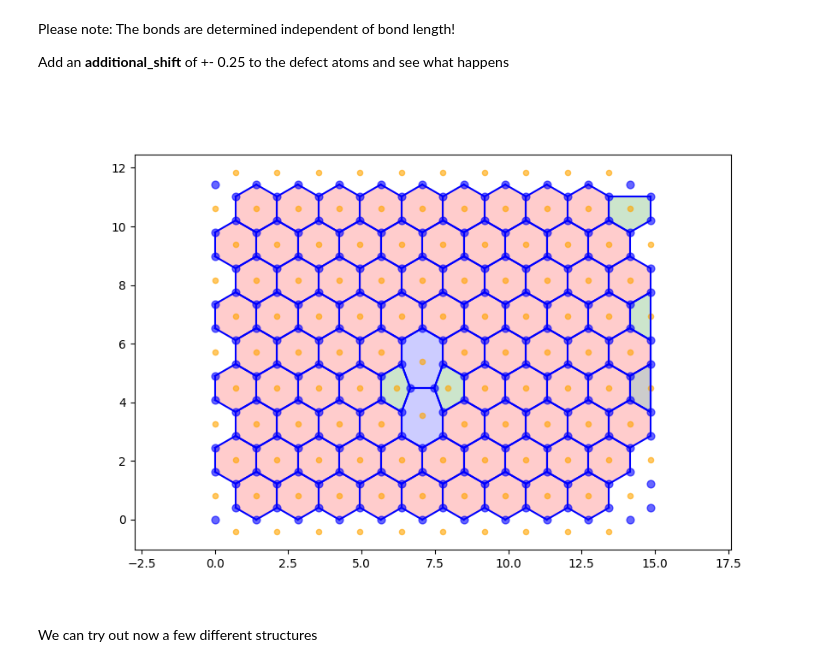
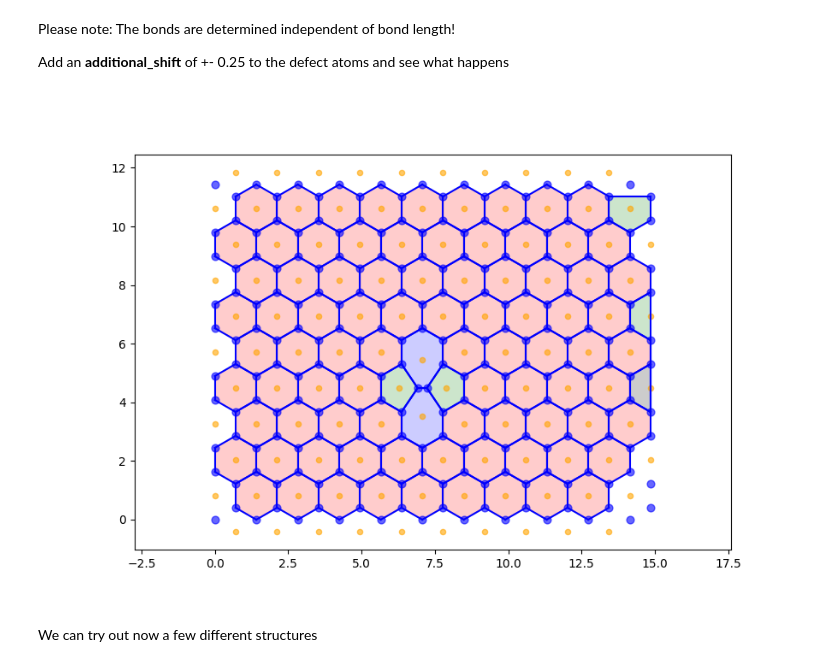
Before and after one commit to SergeiVKalinin/ML-ElectronMicroscopy-2023, a Jupyter notebook: Lecture 6/2_Graph_Theory.ipynb, the cells around one changed output. Drawn from its saved outputs; the diff is of its cells as text; code cells hidden in the pictures.

```diff
--- a/Lecture 6/2_Graph_Theory.ipynb
+++ b/Lecture 6/2_Graph_Theory.ipynb
@@ -356,23 +100,0 @@ We can make use of the [DBSCAN clustering algorithm](https://scikit-learn.org/st
-# %%
-from sklearn.cluster import DBSCAN
-
-atoms = np.array(crystal_slab.get_positions())
-vor = Voronoi(atoms[:,:2])
-
-db = DBSCAN(eps=1., min_samples=2).fit(vor.vertices)
-labels = db.labels_
-n_clusters_ = len(set(labels)) - (1 if -1 in labels else 0)
-print(f'Found {n_clusters_} clusters and {np.sum(labels==-1)} single vertices')
-
-centers = []
-for k in set(labels):
-    if k > -1:
-        centers.append(np.mean(vor.vertices[labels==k], axis=0))
-
-centers = np.array(centers)
-plt.figure()
-plt.scatter(atoms[:,0], atoms[:,1], color = 'b', alpha=0.6, s=40, label='atoms')
-clusters = vor.vertices[labels==10]
-plt.scatter(clusters[:, 0], clusters[:, 1], color = 'r' , label='voronoi')
-plt.scatter(centers[:, 0], centers[:, 1], color = 'orange' , label='intersitital', alpha=.6)
-plt.legend();
@@ -1363,27 +1097,27 @@ Please note: The bonds are determined independent of bond length!
 Add an  **additional_shift** of +- 0.25 to the defect atoms and see what happens
 # %%
 # ------Input --------
-additional_shift = -0.
+additional_shift = 0.
 # --------------------
 points3, numberofpoints = make_base_grid( a, b, base, 5, 2)
 
 point3Tree = cKDTree(points3)
 nn = point3Tree.query_ball_point([0,0], 1)
 half = points3[136,1]/2
 rotate_points = [27, 136]
 points3[136] = np.array([half,half])-[additional_shift,0]
 points3[27] = np.array([-half,half])+[additional_shift,0]
 
 # Make all points on positive grid
 points3[:,0] = points3[:,0]- points3[:,0].min()
 points3[:,1] = points3[:,1]- points3[:,1].min()
 
 fig, ax = plt.subplots(1,1,figsize=(9,6))
 rings = ring_graph(points3)
 plot_voronoi(ax, rings)
 plt.gca().set_aspect('equal', 'datalim');
 # %% [output]
-[figure, old version]
+[figure, new version]
 # %% [markdown]
 We can try out now a few different structures
 # %%
```
Also changed, not shown: parts of 30 cells of this notebook.
